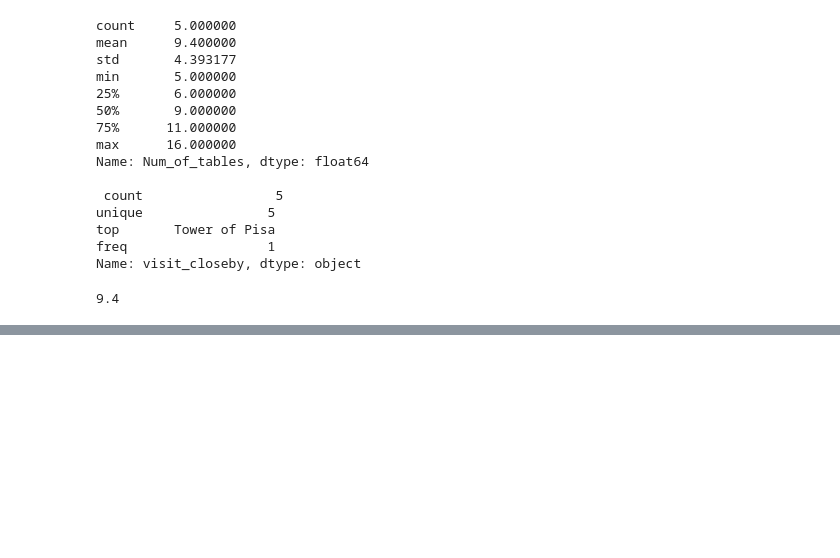
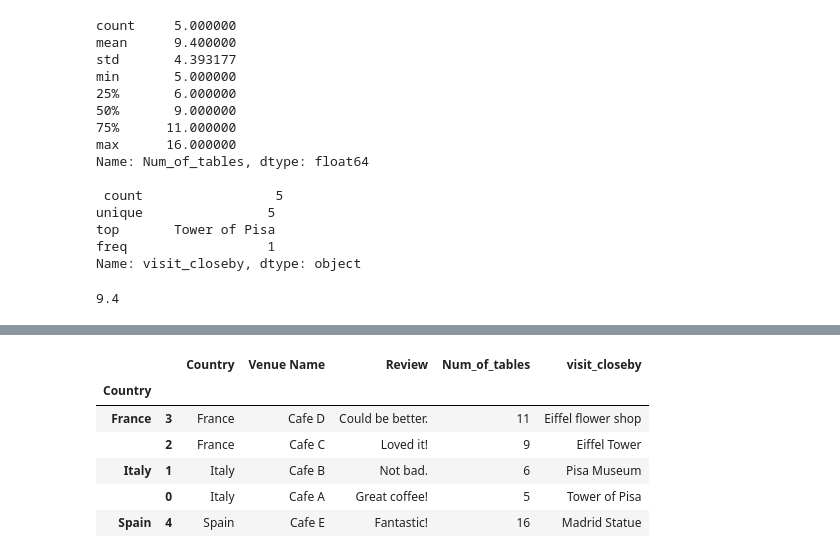
Before and after one commit to sohankyatham/python-data-science-and-machine-learning, a Jupyter notebook: notebooks/05_pandas.ipynb, the cells around one changed output, grey strips where cells are left out. Cells and saved outputs as stored; diff of their text form; code cells hidden in the pictures; blank space fills up the shorter version.

Commit message:
Groupwise analysis in pandas chapter

```diff
--- a/notebooks/05_pandas.ipynb
+++ b/notebooks/05_pandas.ipynb
@@ -288,3 +300,14 @@ Name: Num_of_tables, dtype: float64
+# %%
+# Sorting
+reviews.groupby("Country").apply(lambda df: df.sort_values("Num_of_tables", ascending=False)) # this will group the DataFrame by the "Country" column and then sort each group by the "Num_of_tables" column in descending order. The result will be a new DataFrame where the rows are sorted within each country group based on the number of tables.
+# %% [output]
+|  |  | Country | Venue Name | Review | Num_of_tables | visit_closeby |
+| Country |  |  |  |  |  |  |
+| France | 3 | France | Cafe D | Could be better. | 11 | Eiffel flower shop |
+|  | 2 | France | Cafe C | Loved it! | 9 | Eiffel Tower |
+| Italy | 1 | Italy | Cafe B | Not bad. | 6 | Pisa Museum |
+|  | 0 | Italy | Cafe A | Great coffee! | 5 | Tower of Pisa |
+| Spain | 4 | Spain | Cafe E | Fantastic! | 16 | Madrid Statue |
 # %%
 # Filtering Rows
 df[df["height"] > 175]
```
Also changed, not shown: parts of 6 cells of this notebook.
